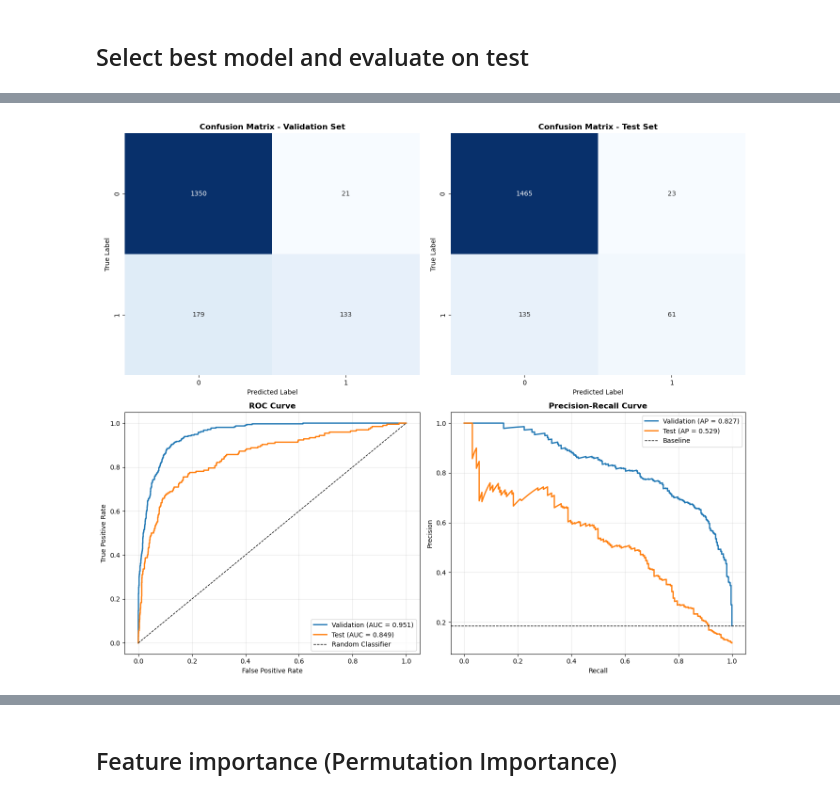
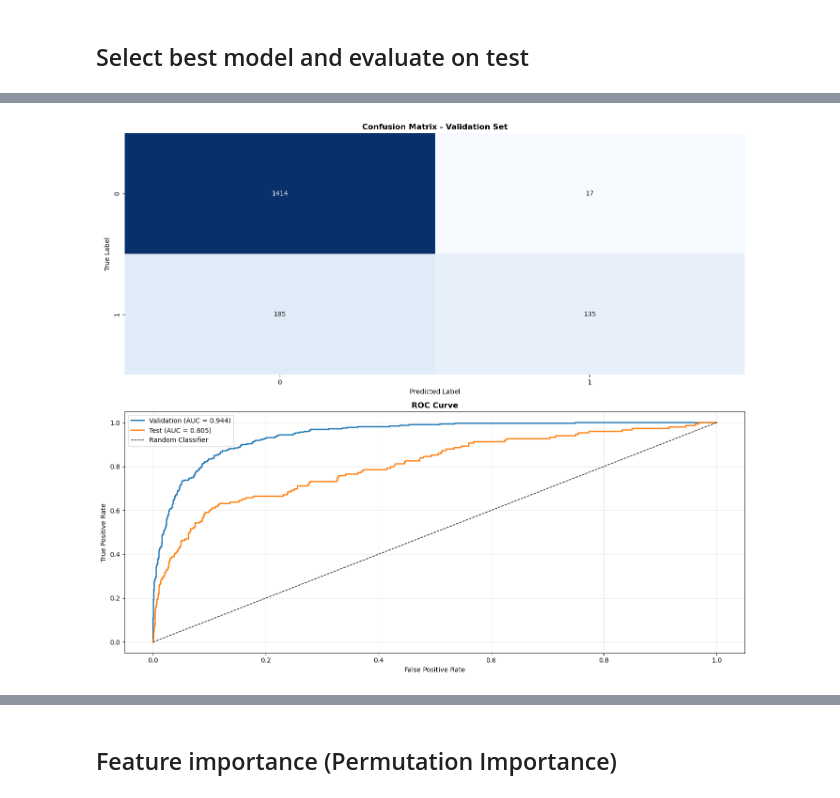
Before and after one commit to tdat1465/data-monitoring-lab, a Jupyter notebook: Data Modeling/training.ipynb, the cells around one changed output, grey strips where cells are left out. Cells and saved outputs as stored; diff of their text form; code cells hidden in the pictures.

```diff
--- a/Data Modeling/training.ipynb
+++ b/Data Modeling/training.ipynb
@@ -93,9 +93,15 @@ feature_cols = [
     "visibility_miles",
     "visibility_bin",
     "cloud_cover",
+    "cloud_severity",
     "temp_dew_spread",
+    "is_high_wind",
+    "fog_risk",
+    "weather_severity_index",
     "is_wind_variable",
-    "is_fog_risk",
+    "airport_hourly_congestion",
+    "is_rush_hour",
+    "is_trunk_route",
     "route_delay_rate",
     "airline_historical_delay_rate",
     "airport_congestion_2h",
@@ -184,7 +190,8 @@ def evaluate_regression(y_true, y_pred):
     mae = mean_absolute_error(y_true, y_pred)
     rmse = math.sqrt(mean_squared_error(y_true, y_pred))
     r2 = r2_score(y_true, y_pred)
-    return {"mae": mae, "rmse": rmse, "r2": r2}
+#     return {"mae": mae, "rmse": rmse, "r2": r2}
+    return {"mae": mae, "rmse": rmse}
 
 baseline = DummyRegressor(strategy="median")
 baseline.fit(X_train, y_train)
@@ -420,70 +427,70 @@ val_pred = (val_prob >= two_stage_threshold).astype(int)
 test_pred = (test_prob >= two_stage_threshold).astype(int)
 
 # Create subplots
-fig, axes = plt.subplots(2, 2, figsize=(14, 12))
+fig, axes = plt.subplots(2, 1, figsize=(14, 12))
 
 # 1. Confusion Matrix - Validation
 cm_val = confusion_matrix(y_val_pos, val_pred)
-sns.heatmap(cm_val, annot=True, fmt='d', cmap='Blues', ax=axes[0, 0], cbar=False)
-axes[0, 0].set_title('Confusion Matrix - Validation Set', fontweight='bold')
-axes[0, 0].set_ylabel('True Label')
-axes[0, 0].set_xlabel('Predicted Label')
+sns.heatmap(cm_val, annot=True, fmt='d', cmap='Blues', ax=axes[0], cbar=False)
+axes[0].set_title('Confusion Matrix - Validation Set', fontweight='bold')
+axes[0].set_ylabel('True Label')
+axes[0].set_xlabel('Predicted Label')
 
 # 2. Confusion Matrix - Test
-cm_test = confusion_matrix(y_test_pos, test_pred)
-sns.heatmap(cm_test, annot=True, fmt='d', cmap='Blues', ax=axes[0, 1], cbar=False)
-axes[0, 1].set_title('Confusion Matrix - Test Set', fontweight='bold')
-axes[0, 1].set_ylabel('True Label')
-axes[0, 1].set_xlabel('Predicted Label')
+# cm_test = confusion_matrix(y_test_pos, test_pred)
+# sns.heatmap(cm_test, annot=True, fmt='d', cmap='Blues', ax=axes[0, 1], cbar=False)
+# axes[0, 1].set_title('Confusion Matrix - Test Set', fontweight='bold')
+# axes[0, 1].set_ylabel('True Label')
+# axes[0, 1].set_xlabel('Predicted Label')
 
 # 3. ROC Curve
 fpr_val, tpr_val, _ = roc_curve(y_val_pos, val_prob)
 roc_auc_val = auc(fpr_val, tpr_val)
 fpr_test, tpr_test, _ = roc_curve(y_test_pos, test_prob)
 roc_auc_test = auc(fpr_test, tpr_test)
 
-axes[1, 0].plot(fpr_val, tpr_val, label=f'Validation (AUC = {roc_auc_val:.3f})', linewidth=2)
-axes[1, 0].plot(fpr_test, tpr_test, label=f'Test (AUC = {roc_auc_test:.3f})', linewidth=2)
-axes[1, 0].plot([0, 1], [0, 1], 'k--', label='Random Classifier', linewidth=1)
-axes[1, 0].set_xlabel('False Positive Rate')
-axes[1, 0].set_ylabel('True Positive Rate')
-axes[1, 0].set_title('ROC Curve', fontweight='bold')
-axes[1, 0].legend()
-axes[1, 0].grid(alpha=0.3)
+axes[1].plot(fpr_val, tpr_val, label=f'Validation (AUC = {roc_auc_val:.3f})', linewidth=2)
+axes[1].plot(fpr_test, tpr_test, label=f'Test (AUC = {roc_auc_test:.3f})', linewidth=2)
+axes[1].plot([0, 1], [0, 1], 'k--', label='Random Classifier', linewidth=1)
+axes[1].set_xlabel('False Positive Rate')
+axes[1].set_ylabel('True Positive Rate')
+axes[1].set_title('ROC Curve', fontweight='bold')
+axes[1].legend()
+axes[1].grid(alpha=0.3)
 
 # 4. Precision-Recall Curve
-precision_val, recall_val, _ = precision_recall_curve(y_val_pos, val_prob)
-pr_auc_val = auc(recall_val, precision_val)
-precision_test, recall_test, _ = precision_recall_curve(y_test_pos, test_prob)
-pr_auc_test = auc(recall_test, precision_test)
+# precision_val, recall_val, _ = precision_recall_curve(y_val_pos, val_prob)
+# pr_auc_val = auc(recall_val, precision_val)
+# precision_test, recall_test, _ = precision_recall_curve(y_test_pos, test_prob)
+# pr_auc_test = auc(recall_test, precision_test)
 
-axes[1, 1].plot(recall_val, precision_val, label=f'Validation (AP = {pr_auc_val:.3f})', linewidth=2)
-axes[1, 1].plot(recall_test, precision_test, label=f'Test (AP = {pr_auc_test:.3f})', linewidth=2)
-axes[1, 1].axhline(y=y_val_pos.sum() / len(y_val_pos), color='k', linestyle='--', label='Baseline', linewidth=1)
-axes[1, 1].set_xlabel('Recall')
-axes[1, 1].set_ylabel('Precision')
-axes[1, 1].set_title('Precision-Recall Curve', fontweight='bold')
-axes[1, 1].legend()
-axes[1, 1].grid(alpha=0.3)
+# axes[1, 1].plot(recall_val, precision_val, label=f'Validation (AP = {pr_auc_val:.3f})', linewidth=2)
+# axes[1, 1].plot(recall_test, precision_test, label=f'Test (AP = {pr_auc_test:.3f})', linewidth=2)
+# axes[1, 1].axhline(y=y_val_pos.sum() / len(y_val_pos), color='k', linestyle='--', label='Baseline', linewidth=1)
+# axes[1, 1].set_xlabel('Recall')
+# axes[1, 1].set_ylabel('Precision')
+# axes[1, 1].set_title('Precision-Recall Curve', fontweight='bold')
+# axes[1, 1].legend()
+# axes[1, 1].grid(alpha=0.3)
 
 plt.tight_layout()
 plt.show()
 
 # Print classification metrics
 
 print("\n=== Validation Set ===")
 print(f"Class Distribution: {np.bincount(y_val_pos)}")
 print(f"ROC AUC: {roc_auc_val:.4f}")
-print(f"Average Precision: {pr_auc_val:.4f}")
+# print(f"Average Precision: {pr_auc_val:.4f}")
 print("\nClassification Report:")
 print(classification_report(y_val_pos, val_pred, target_names=['No Delay', 'Delay']))
 
-print("\n=== Test Set ===")
-print(f"Class Distribution: {np.bincount(y_test_pos)}")
-print(f"ROC AUC: {roc_auc_test:.4f}")
-print(f"Average Precision: {pr_auc_test:.4f}")
-print("\nClassification Report:")
-print(classification_report(y_test_pos, test_pred, target_names=['No Delay', 'Delay']))
+# print("\n=== Test Set ===")
+# print(f"Class Distribution: {np.bincount(y_test_pos)}")
+# print(f"ROC AUC: {roc_auc_test:.4f}")
+# print(f"Average Precision: {pr_auc_test:.4f}")
+# print("\nClassification Report:")
+# print(classification_report(y_test_pos, test_pred, target_names=['No Delay', 'Delay']))
 # %% [output]
-[figure, old version]
+[figure, new version]
 === Validation Set ===
```
Also changed, not shown: parts of 12 cells of this notebook.
